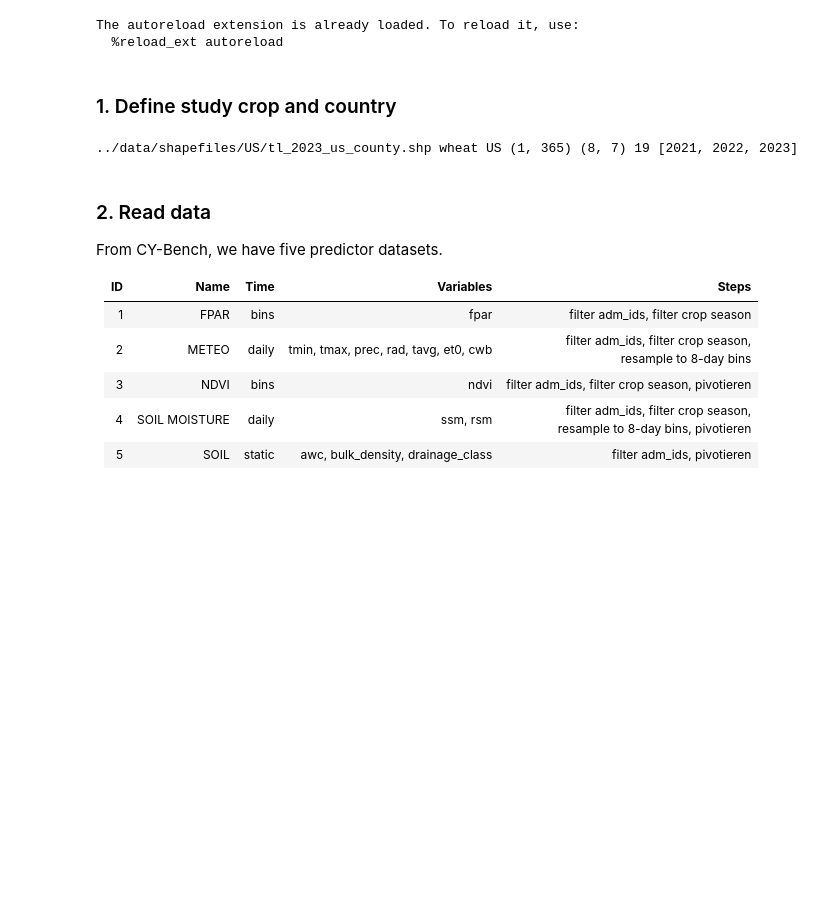
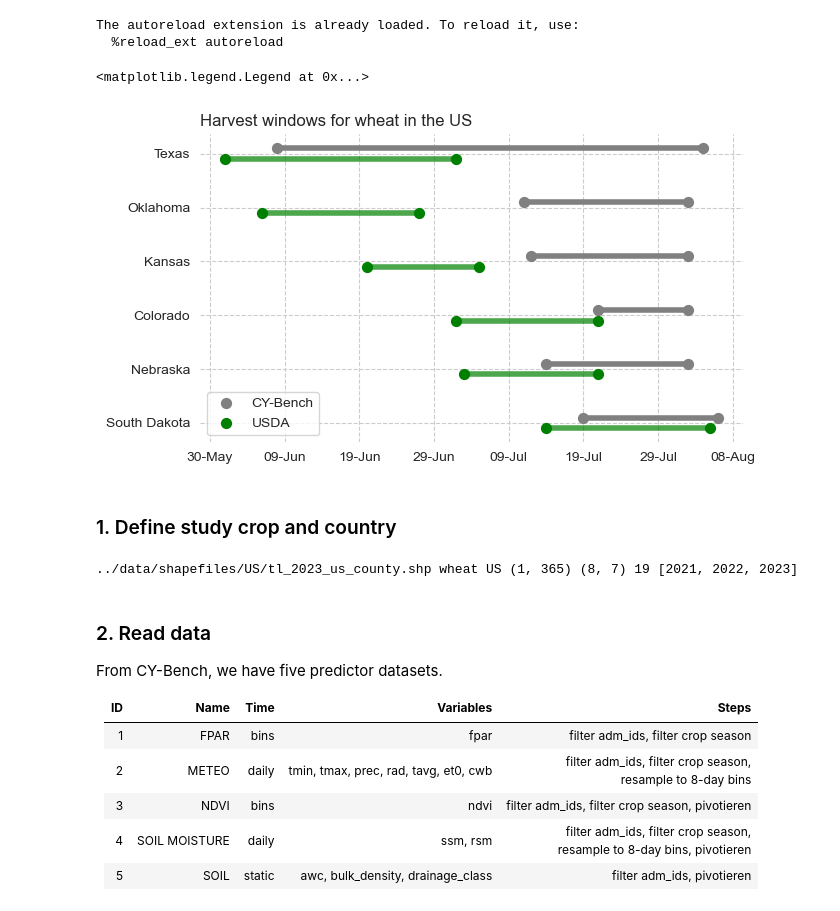
Before and after one commit to ellaampy/seasonal-yield-forecast, a Jupyter notebook: data_preparation/3_feature_preprocessing.ipynb, the cells around one changed output. Cells and saved outputs as stored; diff of their text form; code cells hidden in the pictures; blank space fills up the shorter version.

```diff
--- a/data_preparation/3_feature_preprocessing.ipynb
+++ b/data_preparation/3_feature_preprocessing.ipynb
@@ -13,6 +15,50 @@ temporal_prefixes = ["tavg", "prec", "tmin", "tmax", "ndvi", "fpar", "rad", "et0
 # %% [output]
 The autoreload extension is already loaded. To reload it, use:
   %reload_ext autoreload
+# %%
+cc = pd.read_csv("../data/CY-Bench/US/wheat/crop_calendar_wheat_US.csv")
+cc = cc.assign(state=cc["adm_id"].apply(lambda x: x.split("-")[1]), year=2010, eos=cc["eos"].apply(lambda x: int(x)), sos=cc["sos"].apply(lambda x: int(x)))
+cc = cc.loc[cc["state"].isin(state_selector)].groupby("state").agg({"eos":[min, max]})["eos"].reset_index()
+cc = cc.assign(year=2010)
+cc['eos_max_date'] = pd.to_datetime(cc['year'].astype(str) + cc['max'].astype(str), format='%Y%j')
+cc['eos_max_date'] = cc['eos_max_date'].dt.strftime('%d-%b')
+cc['eos_min_date'] = pd.to_datetime(cc['year'].astype(str) + cc['min'].astype(str), format='%Y%j')
+cc['eos_min_date'] = cc['eos_min_date'].dt.strftime('%d-%b')
+usda_min_dates = ["2010-07-02", "2010-06-20", "2010-07-03", "2010-06-06", "2010-07-14", "2010-06-01"]
+usda_max_dates = ["2010-07-21", "2010-07-05", "2010-07-21", "2010-06-27", "2010-08-05", "2010-07-02"]
+cc["usda_eos_min_date"] = usda_min_dates
+cc["usda_eos_max_date"] = usda_max_dates
+cc["usda_eos_max_date"] = pd.to_datetime(cc["usda_eos_max_date"]).dt.day_of_year
+cc["usda_eos_min_date"] = pd.to_datetime(cc["usda_eos_min_date"]).dt.day_of_year
+
+cc['eos_max_date'] = pd.to_datetime(cc['year'].astype(str) + cc['max'].astype(str), format='%Y%j')
+cc['eos_max_date'] = cc['eos_max_date'].dt.strftime('%d-%b')
+cc = cc.sort_values("usda_eos_min_date", ascending=False).reset_index(drop=True)
+# %%
+plt.figure(figsize=(7, 4))
+sns.set_style("whitegrid", {"grid.linestyle": "--"})
+my_range = range(1, len(cc.index) + 1)
+
+ax = plt.axes(frameon=False)
+
+# Plot the CY-Bench horizontal lines slightly above the USDA lines
+plt.hlines(y=[y + 0.1 for y in my_range], xmin=cc['min'], xmax=cc['max'], color='grey', lw=4)
+plt.hlines(y=[y - 0.1 for y in my_range], xmin=cc['usda_eos_min_date'], xmax=cc['usda_eos_max_date'], color='green', lw=4, alpha=0.7)
+
+plt.scatter(cc['min'], [y + 0.1 for y in my_range], color='grey', s=50, label='CY-Bench')
+plt.scatter(cc['max'], [y + 0.1 for y in my_range], color='grey', s=50)
+
+plt.scatter(cc['usda_eos_min_date'], [y - 0.1 for y in my_range], color='green', s=50, label='USDA')
+plt.scatter(cc['usda_eos_max_date'], [y - 0.1 for y in my_range], color='green', s=50)
+
+plt.yticks(my_range, ['South Dakota', 'Nebraska', 'Colorado', 'Kansas', 'Oklahoma', 'Texas'])
+plt.xticks(range(150, 230, 10), ["30-May", "09-Jun", "19-Jun", "29-Jun", "09-Jul", "19-Jul", "29-Jul", "08-Aug"])
+
+plt.title("Harvest windows for wheat in the US", loc="left")
+plt.legend()
+# %% [output]
+<matplotlib.legend.Legend at 0x...>
+[figure, added]
 # %% [markdown]
 ### 1. Define study crop and country
 # %%
```
Also changed, not shown: parts of 4 cells of this notebook, 2 other files.
